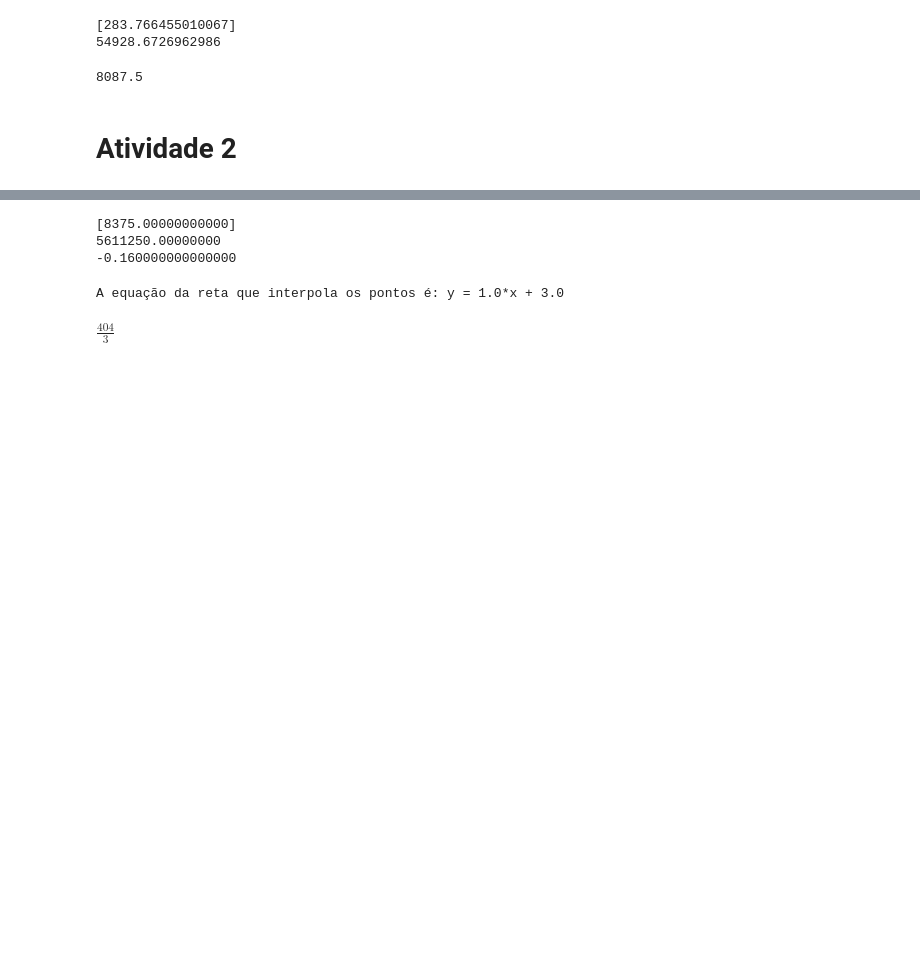
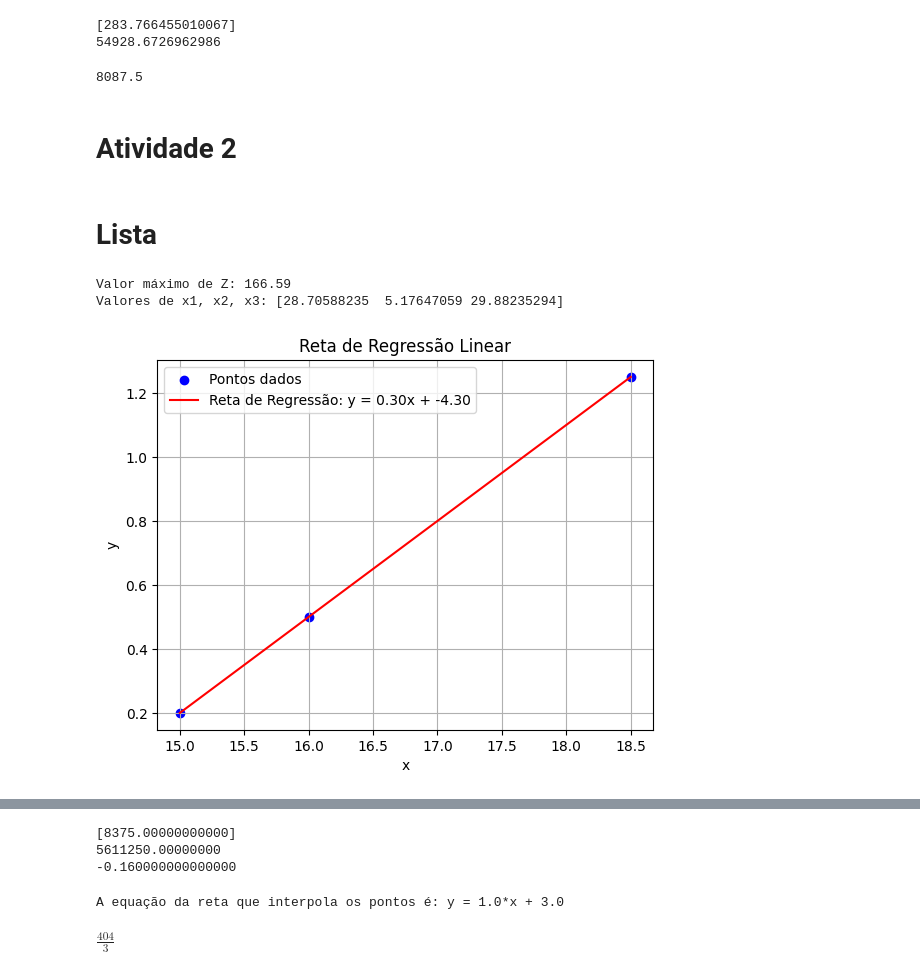
Before and after one commit to joaovictor2306069/Matematica-Aplicada, a Jupyter notebook: Ferramentas_Matematica_Aplicadas.ipynb, the cells around one changed output, grey strips where cells are left out. Cells and saved outputs as stored; diff of their text form; code cells hidden in the pictures; blank space fills up the shorter version.

```diff
--- a/Ferramentas_Matematica_Aplicadas.ipynb
+++ b/Ferramentas_Matematica_Aplicadas.ipynb
@@ -608,3 +608,64 @@ print(y)
 8087.5
 # %% [markdown]
 # Atividade 2
+# %% [markdown]
+# Lista
+# %%
+from scipy.optimize import linprog
+
+# Coeficientes da função objetivo (negativos para maximização)
+c = [-3, -4, -2]
+
+# Matriz das restrições
+A = [
+    [1, 10, 4],  # x1 + 10x2 + 4x3 <= 120
+    [4, 1, 0],   # 4x1 + x2 <= 80
+    [0, 2, 3]    # 2x2 + 3x3 <= 78
+]
+
+# Lados direitos das desigualdades
+b = [200, 120  , 100]
+
+# Restrições de não negatividade
+x_bounds = (0, None)  # Para todas as variáveis
+
+# Resolver o problema
+result = linprog(c, A_ub=A, b_ub=b, bounds=[x_bounds, x_bounds, x_bounds], method="simplex")
+
+# Exibir os resultados
+if result.success:
+    print(f"Valor máximo de Z: {-result.fun:.2f}")
+    print(f"Valores de x1, x2, x3: {result.x}")
+else:
+    print("O problema não tem solução viável.")
+# %% [output]
+Valor máximo de Z: 166.59
+Valores de x1, x2, x3: [28.70588235  5.17647059 29.88235294]
+# %%
+import numpy as np
+import matplotlib.pyplot as plt
+
+# Definindo os pontos (x, y)
+x = np.array([15, 16 , 18.5])
+y = np.array([0.2, 0.5, 1.25])
+
+# Calculando os coeficientes da reta de regressão
+coef = np.polyfit(x, y, 1)  # Grau 1 para uma reta (linear)
+
+# Obter a equação da reta
+slope, intercept = coef  # Coeficiente angular e interceptação
+
+# Gerando os valores y da reta de regressão
+y_fit = np.polyval(coef, x)
+
+# Plotando os pontos e a reta de regressão
+plt.scatter(x, y, color='blue', label='Pontos dados')
+plt.plot(x, y_fit, color='red', label=f'Reta de Regressão: y = {slope:.2f}x + {intercept:.2f}')
+plt.xlabel('x')
+plt.ylabel('y')
+plt.legend()
+plt.title('Reta de Regressão Linear')
+plt.grid(True)
+plt.show()
+# %% [output]
+[figure, added]
```
Also changed, not shown: parts of 5 cells of this notebook.
